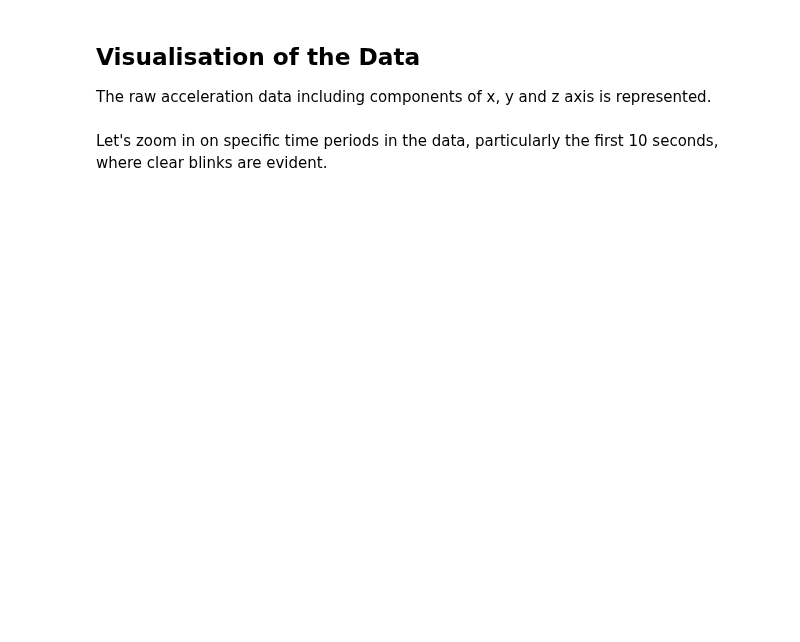
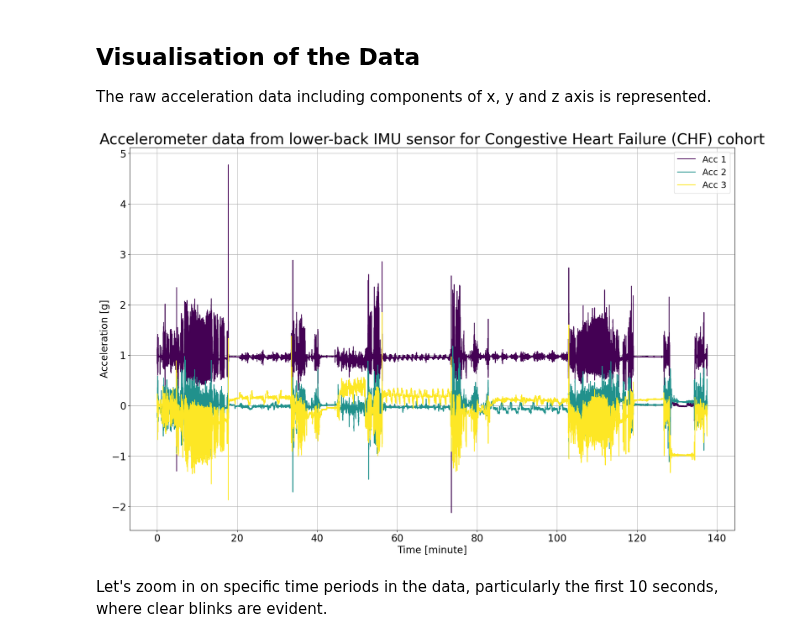
Before and after one commit to neurogeriatricskiel/KielMAT, a Jupyter notebook: examples/GSDB_example.ipynb, the cells around one changed output. Saved outputs shown, nothing was run; the diff lists cells and outputs as text; code cells hidden in the pictures; blank space fills up the shorter version.

```diff
--- a/examples/GSDB_example.ipynb
+++ b/examples/GSDB_example.ipynb
@@ -34,17 +34,20 @@ Refertences
 .. [`1`] Mazzà, Claudia, et al. "Technical validation of real-world monitoring of gait: a multicentric observational study." BMJ open 11.12 (2021): e050785. http://dx.doi.org/10.1136/bmjopen-2021-050785
 # %%
 # The 'file_path' variable holds the absolute path to the data file
-file_path = r'C:\Users\Project\Desktop\Gait_Sequence\Mobilise-D dataset_1-18-2023\CHF\data.mat'
+file_path = (
+    r"C:\Users\Project\Desktop\Gait_Sequence\Mobilise-D dataset_1-18-2023\CHF\data.mat"
+)
 
 # The 'mobilised.load_recording' function is used to load the data from the specified file_path
-recording  = mobilised.load_recording(file_name=file_path, tracking_systems="SU", tracked_points={"SU":["LowerBack"]})
+recording = mobilised.load_recording(
+    file_name=file_path, tracking_systems="SU", tracked_points={"SU": ["LowerBack"]}
+)
 
 # Load lower back acceleration data
-acceleration_data = recording.data["SU"][["LowerBack_ACCEL_x", "LowerBack_ACCEL_y", "LowerBack_ACCEL_z"]]
-# print(type(acceleration_data))
-# # Convert DataFrame to NumPy array
-# acceleration_data = acceleration_data.to_numpy()
-# print(type(acceleration_data))
+acceleration_data = recording.data["SU"][
+    ["LowerBack_ACCEL_x", "LowerBack_ACCEL_y", "LowerBack_ACCEL_z"]
+]
+
 # Get the corresponding sampling frequency
 sampling_frequency = recording.channels["SU"][
     recording.channels["SU"]["name"] == "LowerBack_ACCEL_x"
@@ -59,34 +62,41 @@ time_in_minute = np.arange(len(acceleration_data)) / (60 * sampling_frequency)
 
 # Create a figure with a specified size
 plt.figure(figsize=(22, 14))
 
 # Get colors for raw
 colors = cfg_colors["raw"]
 
 # A loop is used to plot data for each accelerometer axis, applying different colors from the color map.
 for i in range(3):
-    plt.plot(time_in_minute, acceleration_data[:, i], color=colors[i], label=f'Acc {i + 1}')
+    plt.plot(
+        time_in_minute,
+        acceleration_data[f"LowerBack_ACCEL_{chr(120 + i)}"],
+        color=colors[i],
+        label=f"Acc {i + 1}",
+    )
 
 # Add labels and legends
 plt.xlabel("Time [minute]", fontsize=20)
 plt.ylabel("Acceleration [g]", fontsize=20)
 plt.legend(fontsize=18)
 
 # Add a title with a specified font size
 plt.title(
     "Accelerometer data from lower-back IMU sensor for Congestive Heart Failure (CHF) cohort",
     fontsize=30,
 )
 
 # Customize tick font sizes
 plt.xticks(fontsize=20)
 plt.yticks(fontsize=20)
 
 # Display a grid for reference
 plt.grid(visible=None, which="both", axis="both")
 
 # Show the plot
 plt.show()
+# %% [output]
+[figure, added]
 # %% [markdown]
 Let's zoom in on specific time periods in the data, particularly the first 10 seconds, where clear blinks are evident.
 # %%
```
Also changed, not shown: parts of 6 cells of this notebook, 1 other file.
